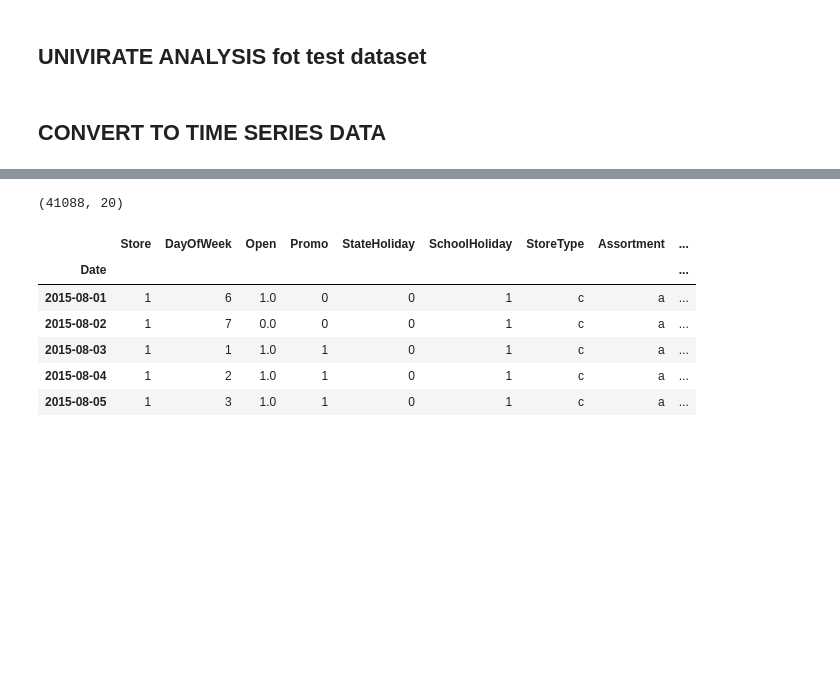
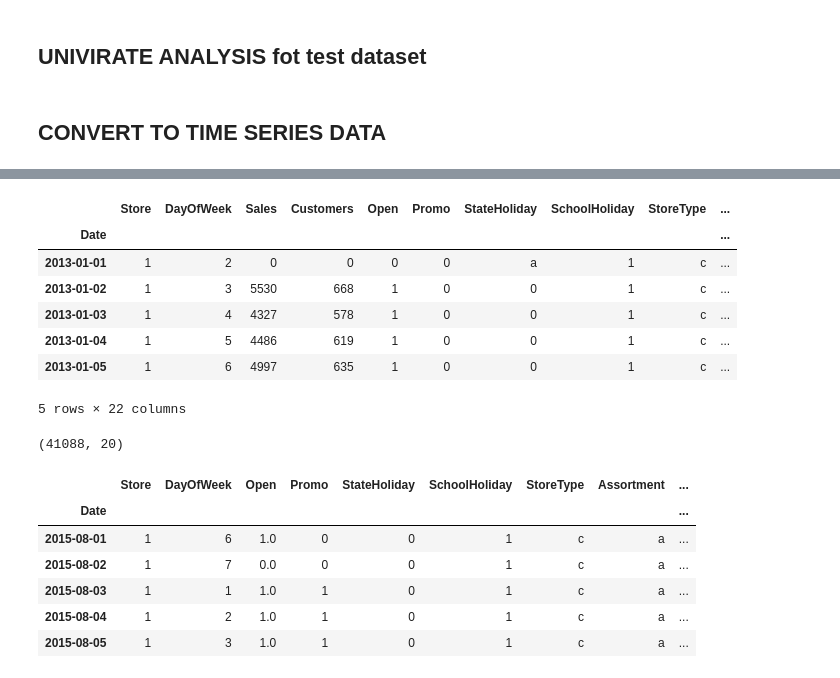
Before and after one commit to RYees/Pharmaceutical_Sales_prediction, a Jupyter notebook: notebooks/Exploration_data_analysis.ipynb, the cells around one changed output, grey strips where cells are left out. Cells and saved outputs as stored; diff of their text form; code cells hidden in the pictures; blank space fills up the shorter version.

Commit message:
data preprocessing

```diff
--- a/notebooks/Exploration_data_analysis.ipynb
+++ b/notebooks/Exploration_data_analysis.ipynb
@@ -245,3 +229,15 @@ train_store.shape
+# %%
+train_store.to_csv('../data/com_train.csv')
+train_store.head()
+# %% [output]
+|  | Store | DayOfWeek | Sales | Customers | Open | Promo | StateHoliday | SchoolHoliday | StoreType | ... |
+| Date |  |  |  |  |  |  |  |  |  | ... |
+| 2013-01-01 | 1 | 2 | 0 | 0 | 0 | 0 | a | 1 | c | ... |
+| 2013-01-02 | 1 | 3 | 5530 | 668 | 1 | 0 | 0 | 1 | c | ... |
+| 2013-01-03 | 1 | 4 | 4327 | 578 | 1 | 0 | 0 | 1 | c | ... |
+| 2013-01-04 | 1 | 5 | 4486 | 619 | 1 | 0 | 0 | 1 | c | ... |
+| 2013-01-05 | 1 | 6 | 4997 | 635 | 1 | 0 | 0 | 1 | c | ... |
+5 rows × 22 columns
 # %%
 test_store.shape
 # %% [output]
```
Also changed, not shown: parts of 15 cells of this notebook, 7 other files.
